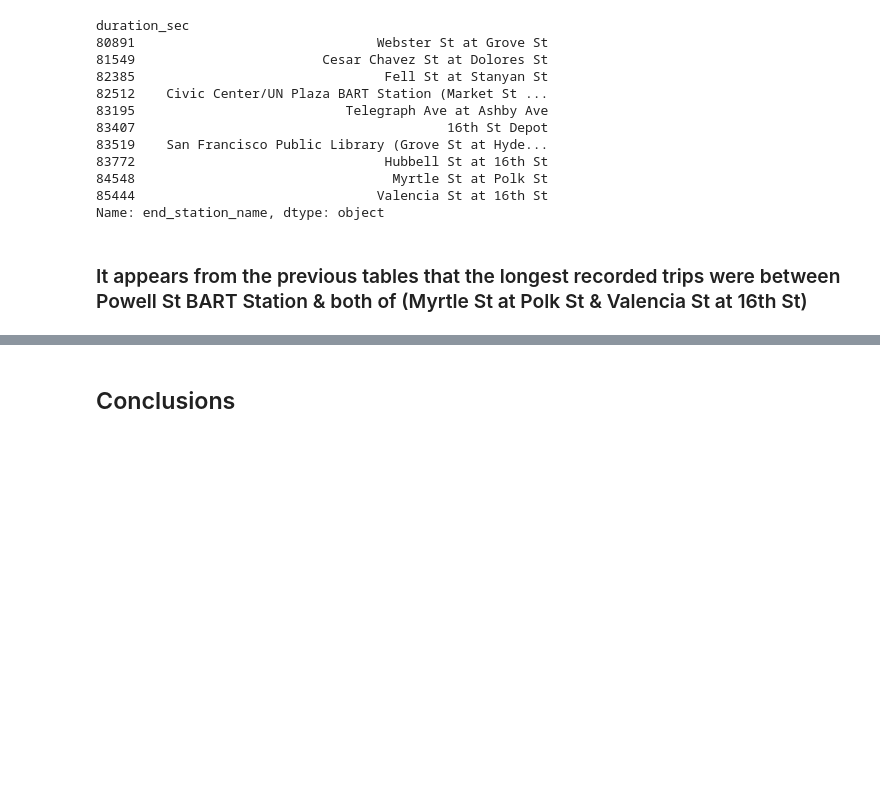
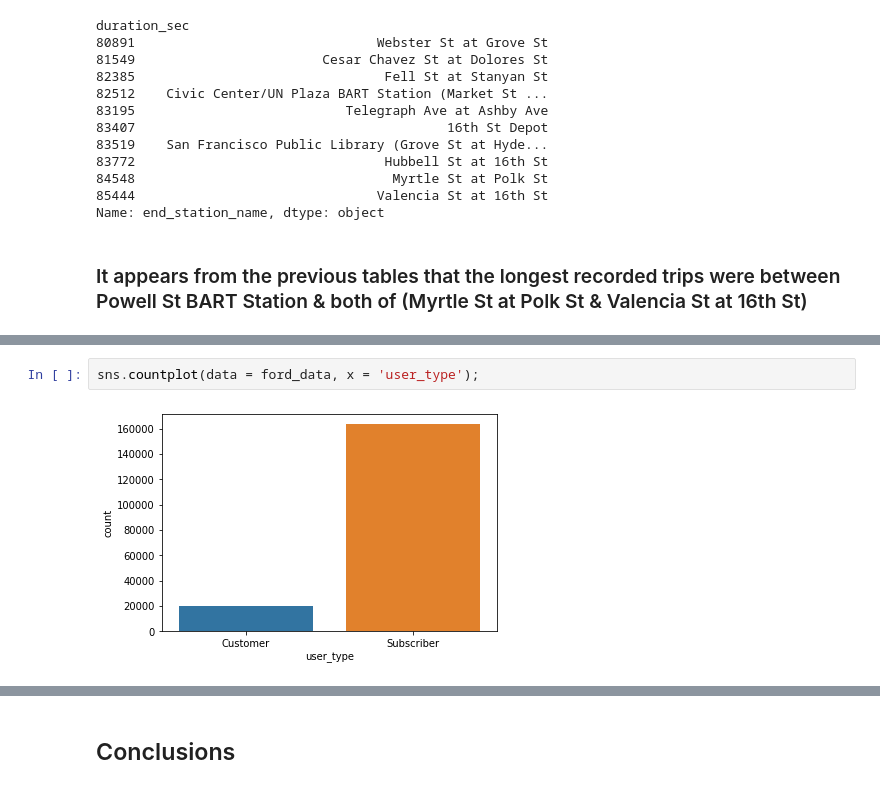
Before and after one commit to Ashmaawyy/Ford-Go-Bike-Data-Explanatory-Analysis, a Jupyter notebook: Exploratory Analysis.ipynb, the cells around one changed output, grey strips where cells are left out. Saved outputs shown, nothing was run; the diff lists cells and outputs as text; blank space fills up the shorter version.

```diff
--- a/Exploratory Analysis.ipynb
+++ b/Exploratory Analysis.ipynb
@@ -211,0 +217,4 @@ dtype: object
+# %%
+sns.countplot(data = ford_data, x = 'user_type');
+# %% [output]
+[figure, added]
```
Also changed, not shown: parts of 11 cells of this notebook.
